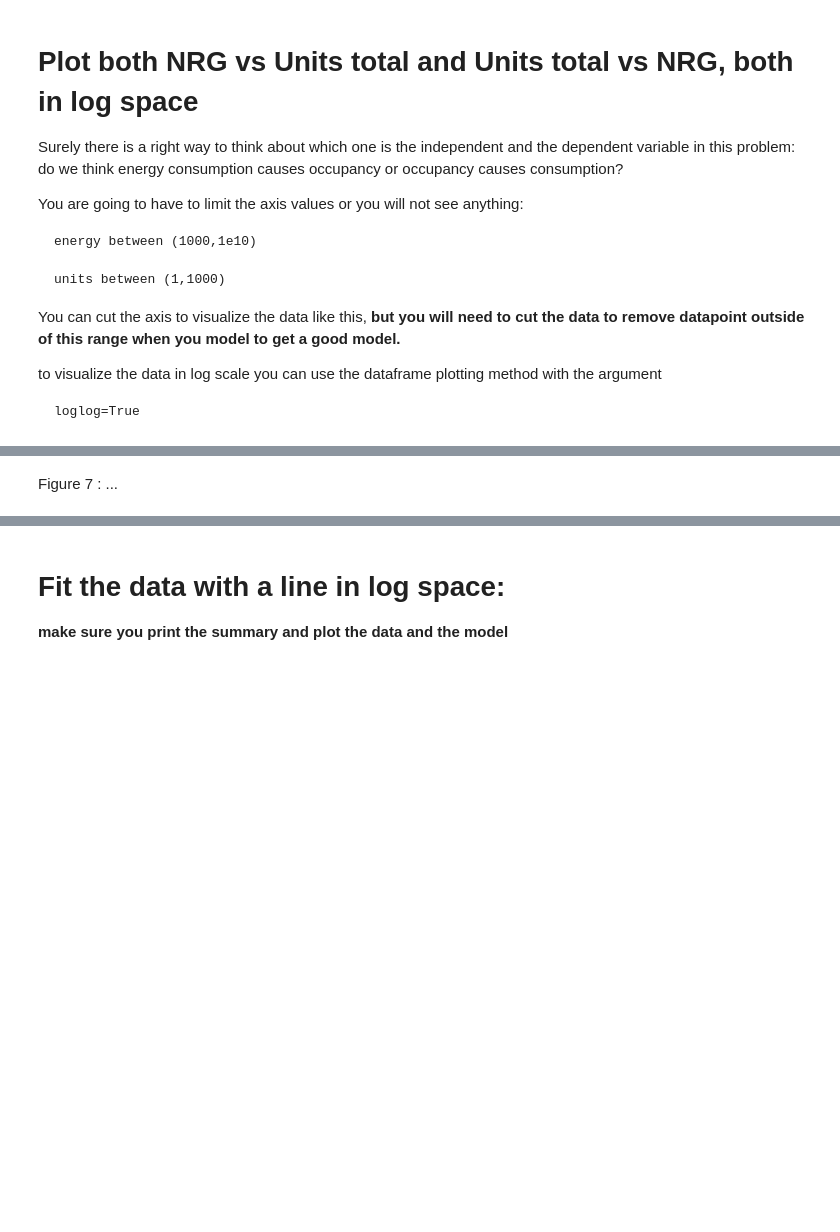
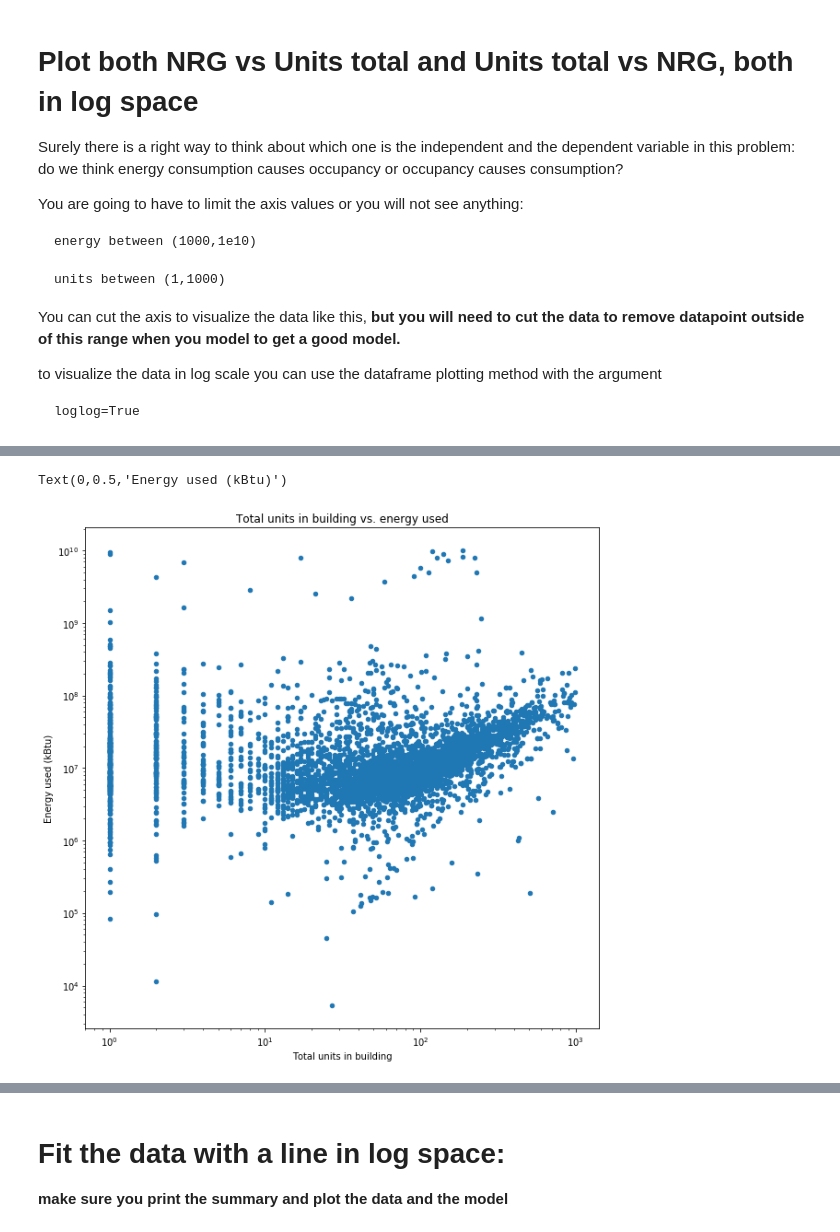
Before and after one commit to aawerner/PUI2018_aaw329, a Jupyter notebook: HW10_aaw329/HW10_2_aaw329.ipynb, the cells around one changed output, grey strips where cells are left out. Cells and saved outputs as stored; diff of their text form; code cells hidden in the pictures; blank space fills up the shorter version.

```diff
--- a/HW10_aaw329/HW10_2_aaw329.ipynb
+++ b/HW10_aaw329/HW10_2_aaw329.ipynb
@@ -414,2 +444,20 @@ Figure 6 : ...
-# %% [markdown]
-Figure 7 : ...
+# %%
+# Remove rows from the data that do not fall within the specified limits
+bblnrgdata_trimmed = bblnrgdata[
+    (bblnrgdata["UnitsTotal"] >= 1)
+  & (bblnrgdata["UnitsTotal"] <= 1000)
+  & (bblnrgdata["nrg"] >= 1000)
+  & (bblnrgdata["nrg"] <= 1e10)
+]
+
+ax = bblnrgdata_trimmed.plot(x="UnitsTotal",
+                             y="nrg",
+                             title="Total units in building vs. energy used",
+                             kind="scatter",
+                             loglog=True,
+                             figsize=(10,10))
+ax.set_xlabel("Total units in building")
+ax.set_ylabel("Energy used (kBtu)")
+# %% [output]
+Text(0,0.5,'Energy used (kBtu)')
+[figure, added]
```
Also changed, not shown: parts of 40 cells of this notebook.
